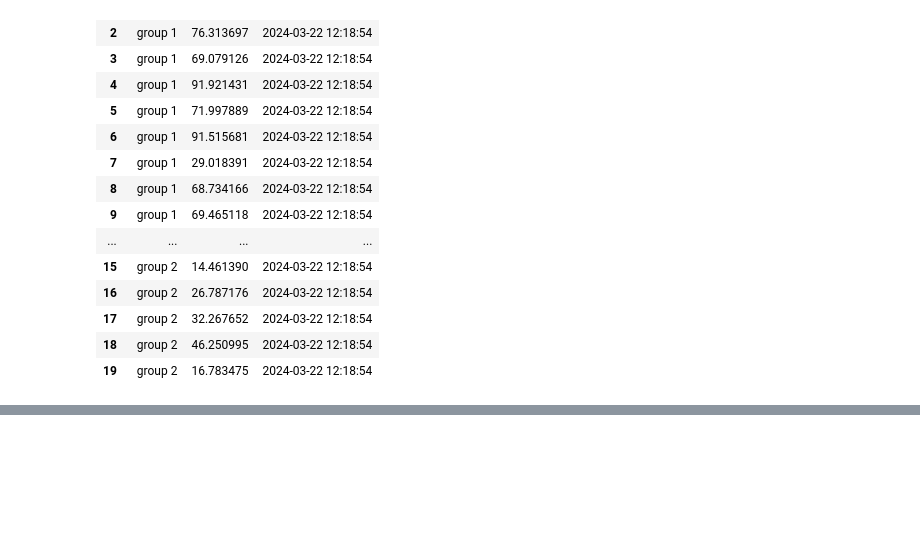
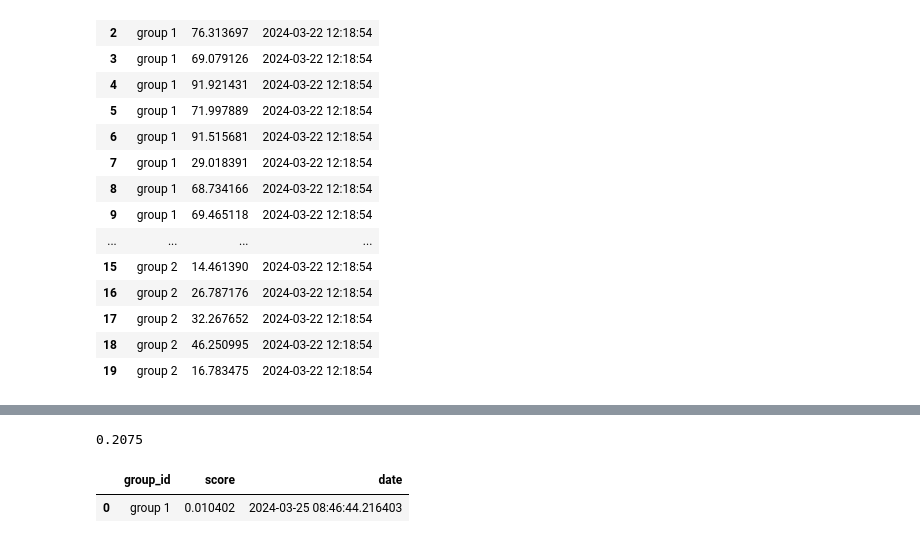
Before and after one commit to adrienhenry/hackathon_2024, a Jupyter notebook: create_db.ipynb, the cells around one changed output, grey strips where cells are left out. Drawn from its saved outputs; the diff is of its cells as text; code cells hidden in the pictures; blank space fills up the shorter version.

Commit message:
ad database

```diff
--- a/create_db.ipynb
+++ b/create_db.ipynb
@@ -155,0 +190,11 @@ groups
+# %%
+time_diff.seconds/3600>1
+# %% [output]
+0.2075
+# %%
+db_test = tools.read_db("/Users/adrien/Downloads/database.db")
+# %%
+db_test["score"]
+# %% [output]
+|  | group_id | score | date |
+| 0 | group 1 | 0.010402 | 2024-03-25 08:46:44.216403 |
```
Also changed, not shown: parts of 13 cells of this notebook, 8 other files.
